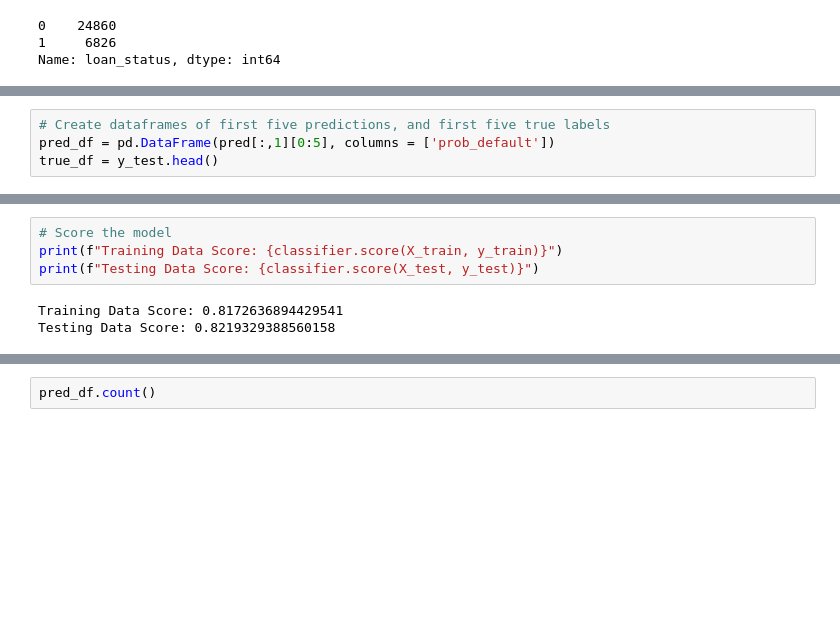
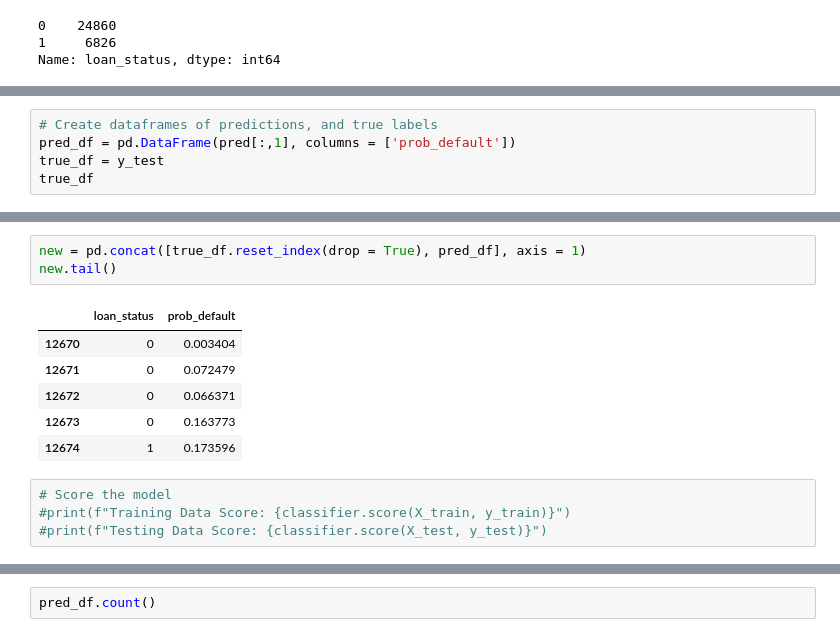
Before and after one commit to Chris232181/Loan-Default-Forecasting-using-ML, a Jupyter notebook: PD_Modelling_Evaluation.ipynb, the cells around one changed output, grey strips where cells are left out. Drawn from its saved outputs; the diff is of its cells as text; blank space fills up the shorter version.

```diff
--- a/PD_Modelling_Evaluation.ipynb
+++ b/PD_Modelling_Evaluation.ipynb
@@ -226,4 +240,5 @@ pred = classifier.predict_proba(X_test)
 # %%
-# Create dataframes of first five predictions, and first five true labels
-pred_df = pd.DataFrame(pred[:,1][0:5], columns = ['prob_default'])
-true_df = y_test.head()
+# Create dataframes of predictions, and true labels
+pred_df = pd.DataFrame(pred[:,1], columns = ['prob_default'])
+true_df = y_test
+true_df
@@ -240,10 +277,17 @@ print(pd.concat([true_df.reset_index(drop = True), pred_df], axis = 1))
+# %%
+new = pd.concat([true_df.reset_index(drop = True), pred_df], axis = 1)
+new.tail()
+# %% [output]
+|  | loan_status | prob_default |
+| 12670 | 0 | 0.003404 |
+| 12671 | 0 | 0.072479 |
+| 12672 | 0 | 0.066371 |
+| 12673 | 0 | 0.163773 |
+| 12674 | 1 | 0.173596 |
 # %%
 # Score the model
-print(f"Training Data Score: {classifier.score(X_train, y_train)}")
-print(f"Testing Data Score: {classifier.score(X_test, y_test)}")
+#print(f"Training Data Score: {classifier.score(X_train, y_train)}")
+#print(f"Testing Data Score: {classifier.score(X_test, y_test)}")
-# %% [output]
-Training Data Score: 0.8172636894429541
-Testing Data Score: 0.8219329388560158
 # %%
 # Create a dataframe for the probabilities of default
 pred_df = pd.DataFrame(pred[:,1], columns = ['prob_default'])
```
Also changed, not shown: parts of 31 cells of this notebook.
